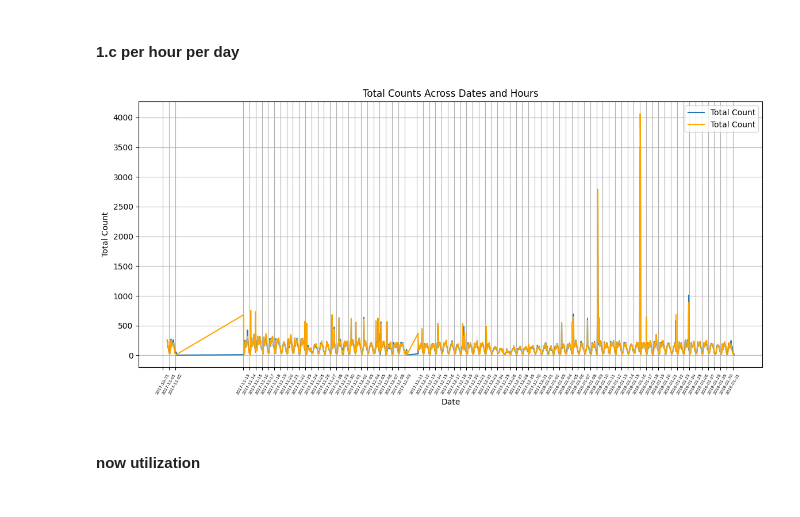
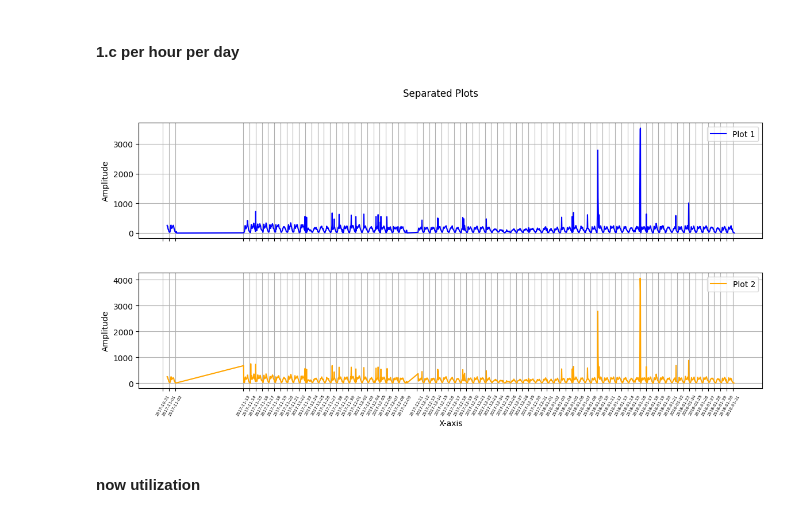
Before and after one commit to A-M-Alizadeh/MobilityLabs, a Jupyter notebook: Lab1.ipynb, the cells around one changed output. Saved outputs shown, nothing was run; the diff lists cells and outputs as text; code cells hidden in the pictures.

```diff
--- a/Lab1.ipynb
+++ b/Lab1.ipynb
@@ -482,6 +482,7 @@ def oopsPipeline(city,start_unix_time,end_unix_time):
 
 book_data = list(permenant_booking.aggregate(oopsPipeline('Seattle',start_unix_time,end_unix_time)))
 park_data = list(permenant_parking.aggregate(oopsPipeline('Seattle',start_unix_time,end_unix_time)))
+# print(book_data)
 
 flattened_data = []
 for entry in book_data:
@@ -496,43 +497,58 @@ all_dates =[]
 all_values = []
 for entry in flattened_data:
     current_date = datetime.strptime(entry['date'], '%Y-%m-%d')
     all_dates.append(current_date+timedelta(hours=entry['hour']))
     all_values.append(entry['total_count'])
 # print(all_dates)
 # print(all_values)
 #-------------------------------------------------
 flattened_park_data = []
 for entry in park_data:
     date = entry['_id']
     for hour_data in entry['hours']:
         flattened_park_data.append({
             'date': date,
             'hour': hour_data['hour'],
             'total_count': hour_data['total_count']
         })
 park_all_dates =[]
 park_all_values = []
 for entry in flattened_park_data:
     current_date = datetime.strptime(entry['date'], '%Y-%m-%d')
     park_all_dates.append(current_date+timedelta(hours=entry['hour']))
     park_all_values.append(entry['total_count'])
 # print(all_dates)
 # print(all_values)
 #-------------------------------------------------
 unique_dates = sorted(set(date.date() for date in all_dates))
 
-plt.figure(figsize=(14, 6))
-plt.plot(all_dates, all_values, label='Total Count')
-plt.plot(park_all_dates, park_all_values, label='Total Count', color='orange')
-plt.xlabel('Date')
-plt.ylabel('Total Count')
-plt.legend()
-plt.title('Total Counts Across Dates and Hours')
-plt.grid(True)
-plt.xticks(unique_dates,rotation=60, fontsize=5)
+# plt.figure(figsize=(14, 6))
+
+fig, axs = plt.subplots(2, 1, figsize=(14, 6), sharex=True)
+# Plot the first set of data
+axs[0].plot(all_dates, all_values, label='Plot 1', color='blue')
+# Plot the second set of data with some separation
+axs[1].plot(park_all_dates, park_all_values, label='Plot 2', color='orange')
+# Adjust the vertical spacing between subplots
+plt.subplots_adjust(hspace=0.3)
+# Add labels and title
+axs[0].set_ylabel('Amplitude')
+axs[1].set_xlabel('X-axis')
+axs[1].set_ylabel('Amplitude')
+fig.suptitle('Separated Plots')
+axs[0].legend()
+axs[1].legend()
+axs[0].grid()
+axs[1].grid()
+
+axs[0].set_xticks(unique_dates)
+axs[1].set_xticks(unique_dates)
+axs[0].set_xticklabels(unique_dates,rotation=60, fontsize=5, minor=False)
+axs[1].set_xticklabels(unique_dates,rotation=60, fontsize=5, minor=False)
+
 plt.show()
 # %% [output]
-[figure, old version]
+[figure, new version]
 # %% [markdown]
 #### now utilization
 # %% [markdown]
```
Also changed, not shown: parts of 7 cells of this notebook, 1 other file.
